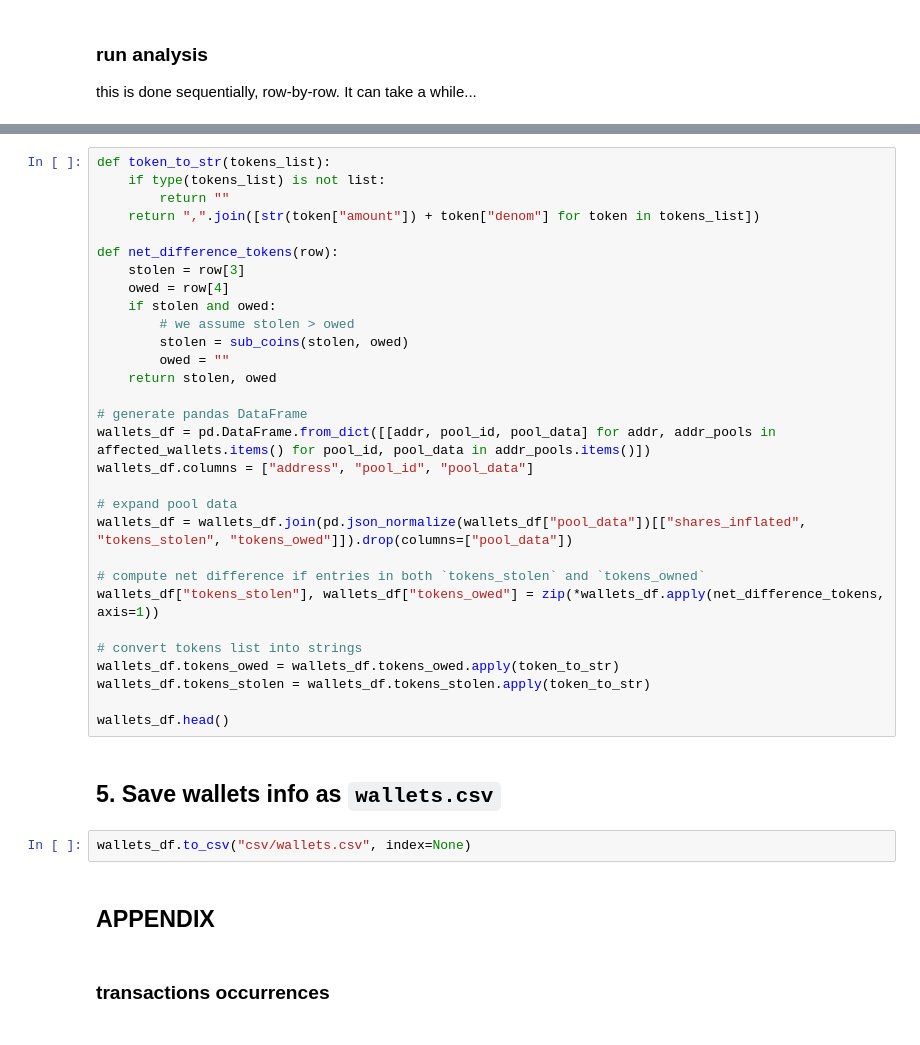
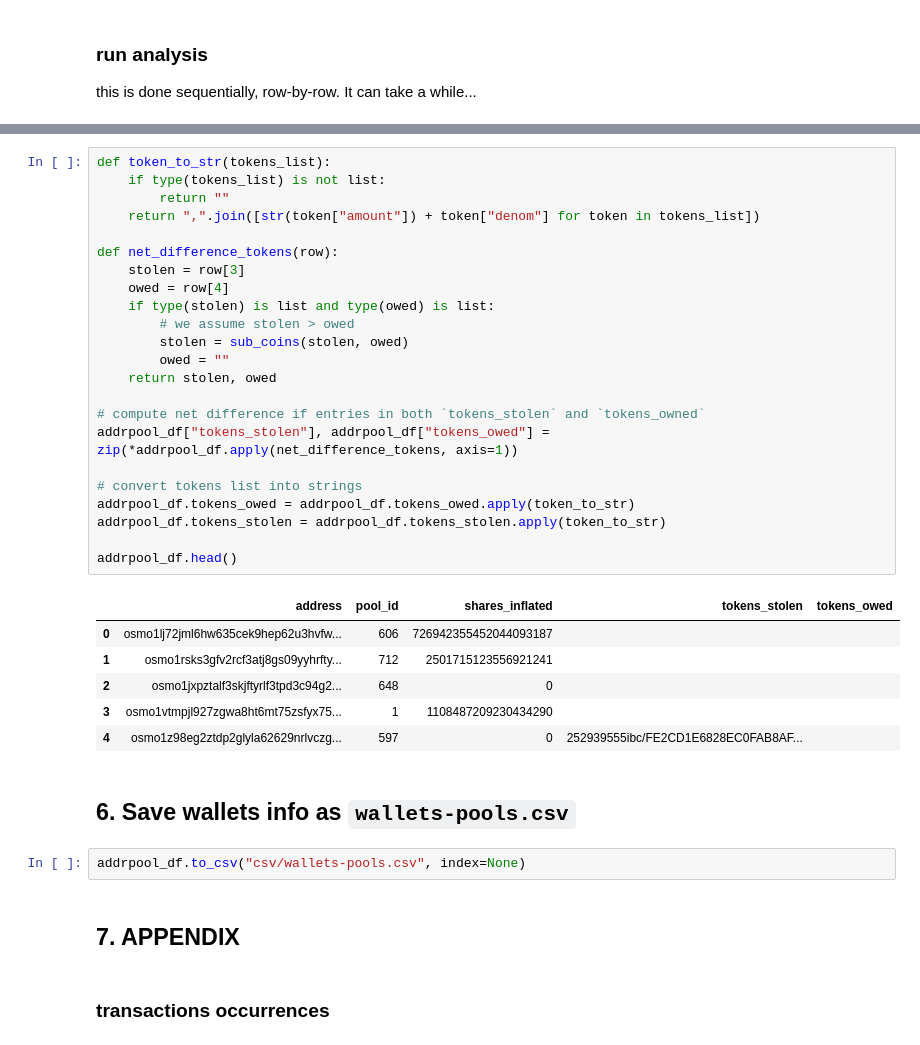
Before and after one commit to niccoloraspa/osmosis-halt-data, a Jupyter notebook: transactions.ipynb, the cells around one changed output, grey strips where cells are left out. Saved outputs shown, nothing was run; the diff lists cells and outputs as text.

```diff
--- a/transactions.ipynb
+++ b/transactions.ipynb
@@ -621,39 +675,39 @@ processing block: 4709427 remaining:  3637
 # %%
 def token_to_str(tokens_list):
     if type(tokens_list) is not list:
         return ""
     return ",".join([str(token["amount"]) + token["denom"] for token in tokens_list])
 
 def net_difference_tokens(row):
     stolen = row[3]
     owed = row[4]
-    if stolen and owed:
+    if type(stolen) is list and type(owed) is list:
         # we assume stolen > owed
         stolen = sub_coins(stolen, owed)
         owed = ""
     return stolen, owed
 
-# generate pandas DataFrame
-wallets_df = pd.DataFrame.from_dict([[addr, pool_id, pool_data] for addr, addr_pools in affected_wallets.items() for pool_id, pool_data in addr_pools.items()])
-wallets_df.columns = ["address", "pool_id", "pool_data"]
-
-# expand pool data
-wallets_df = wallets_df.join(pd.json_normalize(wallets_df["pool_data"])[["shares_inflated", "tokens_stolen", "tokens_owed"]]).drop(columns=["pool_data"])
-
 # compute net difference if entries in both `tokens_stolen` and `tokens_owned`
-wallets_df["tokens_stolen"], wallets_df["tokens_owed"] = zip(*wallets_df.apply(net_difference_tokens, axis=1))
+addrpool_df["tokens_stolen"], addrpool_df["tokens_owed"] = zip(*addrpool_df.apply(net_difference_tokens, axis=1))
 
 # convert tokens list into strings
-wallets_df.tokens_owed = wallets_df.tokens_owed.apply(token_to_str)
-wallets_df.tokens_stolen = wallets_df.tokens_stolen.apply(token_to_str)
+addrpool_df.tokens_owed = addrpool_df.tokens_owed.apply(token_to_str)
+addrpool_df.tokens_stolen = addrpool_df.tokens_stolen.apply(token_to_str)
 
-wallets_df.head()
+addrpool_df.head()
+# %% [output]
+|  | address | pool_id | shares_inflated | tokens_stolen | tokens_owed |
+| 0 | osmo1lj72jml6hw635cek9hep62u3hvfw... | 606 | 726942355452044093187 |  |  |
+| 1 | osmo1rsks3gfv2rcf3atj8gs09yyhrfty... | 712 | 2501715123556921241 |  |  |
+| 2 | osmo1jxpztalf3skjftyrlf3tpd3c94g2... | 648 | 0 |  |  |
+| 3 | osmo1vtmpjl927zgwa8ht6mt75zsfyx75... | 1 | 1108487209230434290 |  |  |
+| 4 | osmo1z98eg2ztdp2glyla62629nrlvczg... | 597 | 0 | 252939555ibc/FE2CD1E6828EC0FAB8AF... |  |
 # %% [markdown]
-## 5. Save wallets info as `wallets.csv`
+## 6. Save wallets info as `wallets-pools.csv`
 # %%
-wallets_df.to_csv("csv/wallets.csv", index=None)
+addrpool_df.to_csv("csv/wallets-pools.csv", index=None)
 # %% [markdown]
-## APPENDIX
+## 7. APPENDIX
 # %% [markdown]
 ### transactions occurrences
 # %%
```
Also changed, not shown: parts of 19 cells of this notebook, 3 other files.
